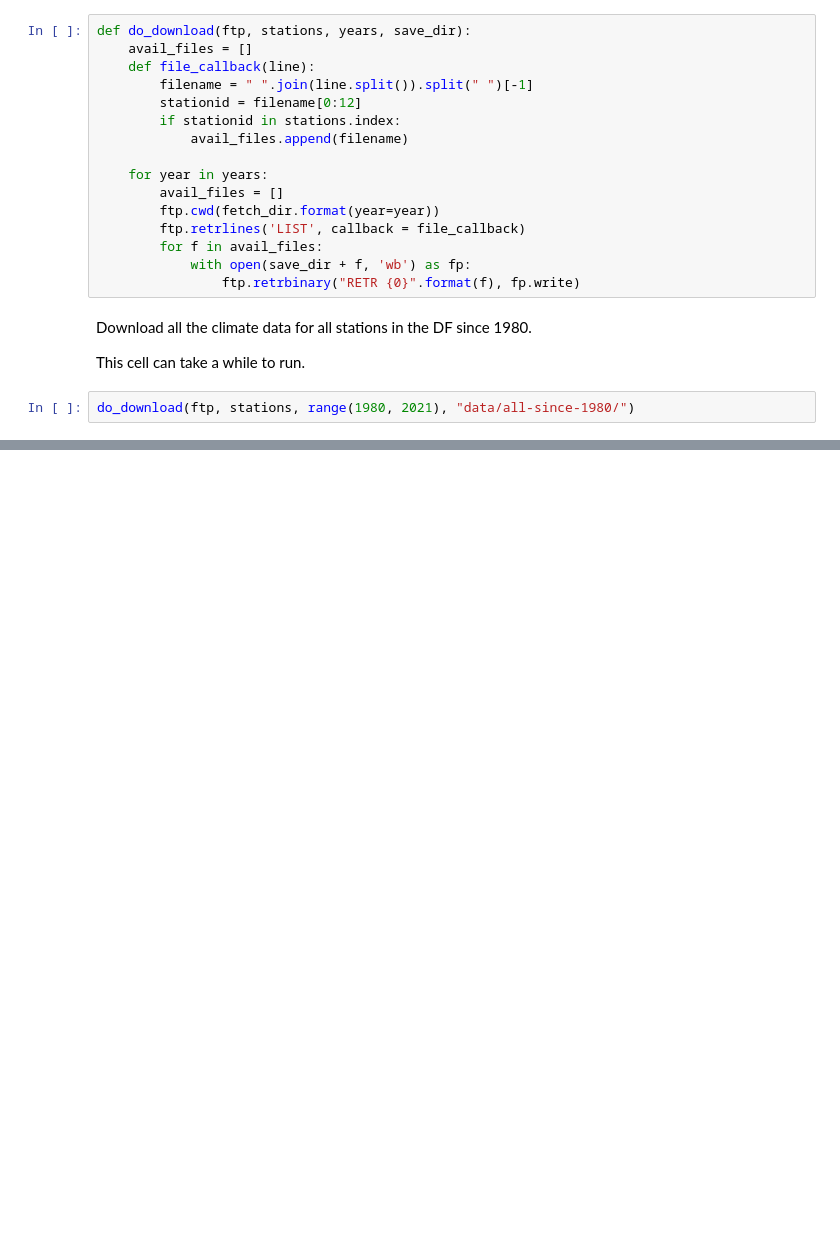
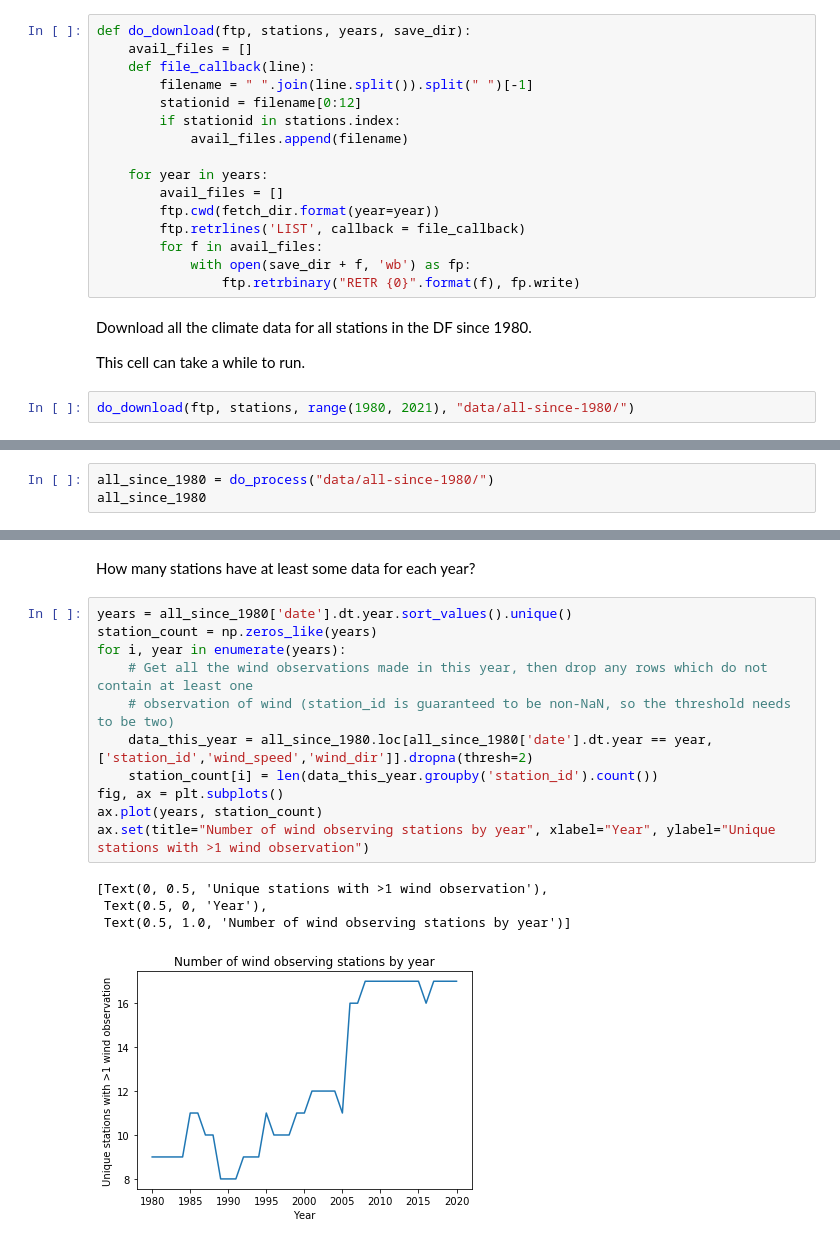
Before and after one commit to bedaro/hcde-410-final, a Jupyter notebook: FetchClimateData.ipynb, the cells around one changed output, grey strips where cells are left out. Cells and saved outputs as stored; diff of their text form; blank space fills up the shorter version.

```diff
--- a/FetchClimateData.ipynb
+++ b/FetchClimateData.ipynb
@@ -77,0 +127,3 @@ Download all the data for the six stations identified in the long run stations f
+# %%
+all_since_1980 = do_process("data/all-since-1980/")
+all_since_1980
@@ -77,0 +157,18 @@ Download all the data for the six stations identified in the long run stations f
+# %% [markdown]
+How many stations have at least some data for each year?
+# %%
+years = all_since_1980['date'].dt.year.sort_values().unique()
+station_count = np.zeros_like(years)
+for i, year in enumerate(years):
+    # Get all the wind observations made in this year, then drop any rows which do not contain at least one
+    # observation of wind (station_id is guaranteed to be non-NaN, so the threshold needs to be two)
+    data_this_year = all_since_1980.loc[all_since_1980['date'].dt.year == year, ['station_id','wind_speed','wind_dir']].dropna(thresh=2)
+    station_count[i] = len(data_this_year.groupby('station_id').count())
+fig, ax = plt.subplots()
+ax.plot(years, station_count)
+ax.set(title="Number of wind observing stations by year", xlabel="Year", ylabel="Unique stations with >1 wind observation")
+# %% [output]
+[Text(0, 0.5, 'Unique stations with >1 wind observation'),
+ Text(0.5, 0, 'Year'),
+ Text(0.5, 1.0, 'Number of wind observing stations by year')]
+[figure, added]
```
Also changed, not shown: parts of 35 cells of this notebook, 9 other files.
